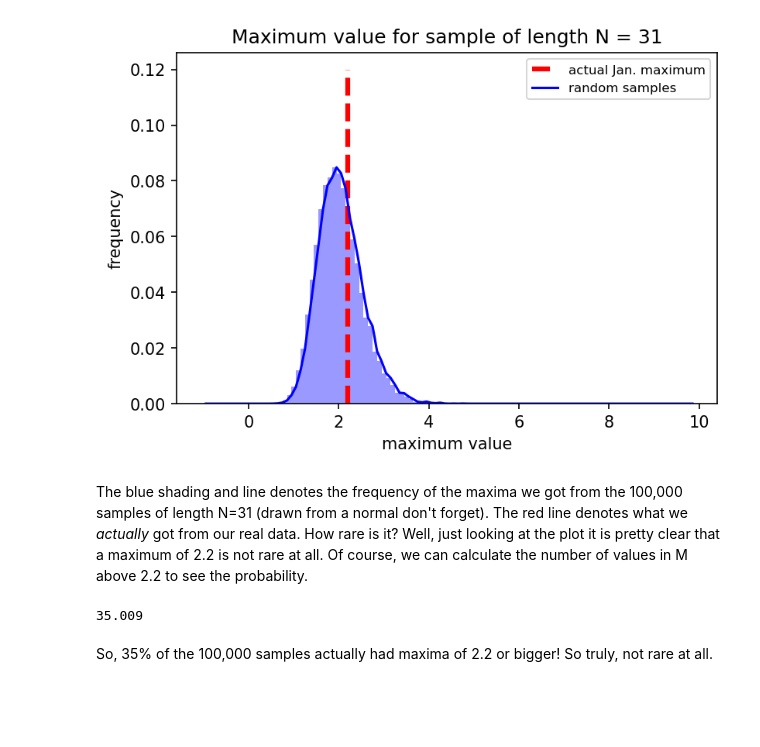
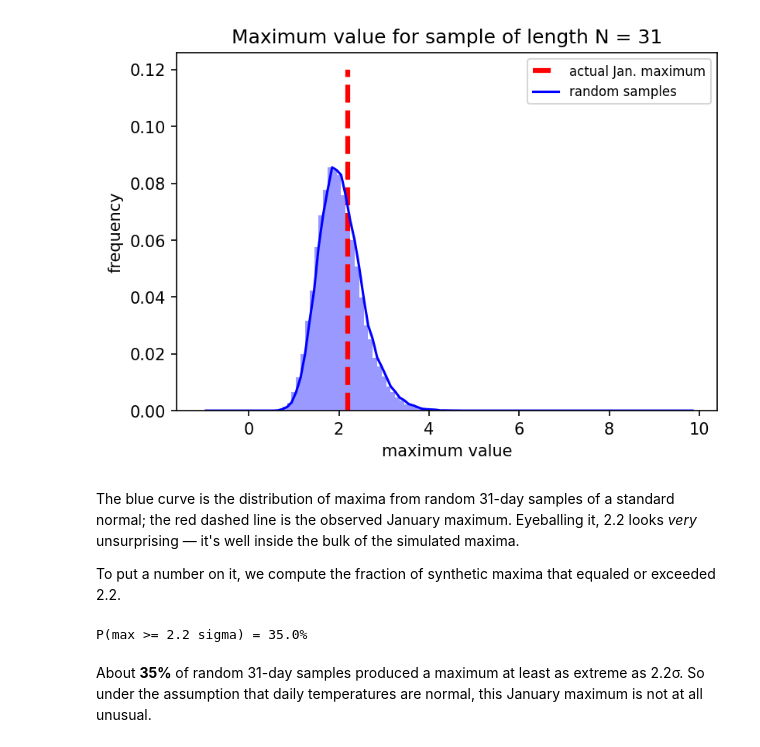
Before and after one commit to eabarnes1010/course_objective_analysis, a Jupyter notebook: code/monte_carlo_example.ipynb, the cells around one changed output. Saved outputs shown, nothing was run; the diff lists cells and outputs as text; code cells hidden in the pictures; blank space fills up the shorter version.

```diff
--- a/code/monte_carlo_example.ipynb
+++ b/code/monte_carlo_example.ipynb
@@ -21,17 +25,10 @@ The first step, of course, is to import our packages.
 # %%
-#.............................................
-# IMPORT STATEMENTS
-#.............................................
+import matplotlib.pyplot as plt
 import numpy as np
-import matplotlib.pyplot as plt
-import scipy.stats as stats
 
-#.............................................
-# PLOTTING COMMANDS
-#.............................................
-import matplotlib as mpl
+# Figure defaults for this notebook.
+plt.rcParams["figure.dpi"] = 150
+plt.rcParams["figure.figsize"] = (6.0, 4.0)
 
-# set figure defaults
-mpl.rcParams['figure.dpi'] = 150
-plt.rcParams['figure.figsize'] = (12.0/2, 8.0/2)
+np.random.seed(33)
 # %% [markdown]
@@ -55,26 +56,37 @@ Ok - so what do we have now? Well, we now have 100,000 maximum values from sampl
 # %%
 plt.figure()
-bin_width = .1
-bin_list = np.arange(-1,10,bin_width)
+bin_width = 0.1
+bin_list = np.arange(-1, 10, bin_width)
 n, bins = np.histogram(M, bins=bin_list, density=False)
-plt.plot([drawn_max, drawn_max],[0, .12],color='red',linewidth=3,linestyle='--', label='actual Jan. maximum')
-plt.bar(bins[0:-1],n/float(len(M)),bin_width, facecolor='blue', alpha=0.4)
-plt.plot(bins[0:-1]+bin_width/2,n/float(len(M)),color='blue', label='random samples')
 
-plt.xlabel('maximum value')
-plt.ylabel('frequency')
-titlename = 'Maximum value for sample of length N = ' + str(sample_length)
-plt.title(titlename)
+plt.plot(
+    [drawn_max, drawn_max],
+    [0, 0.12],
+    color="red",
+    linewidth=3,
+    linestyle="--",
+    label="actual Jan. maximum",
+)
+plt.bar(bins[0:-1], n / float(len(M)), bin_width, facecolor="blue", alpha=0.4)
+plt.plot(
+    bins[0:-1] + bin_width / 2, n / float(len(M)), color="blue", label="random samples"
+)
+
+plt.xlabel("maximum value")
+plt.ylabel("frequency")
+plt.title(f"Maximum value for sample of length N = {sample_length}")
 plt.legend(fontsize=8)
-
 plt.show()
 # %% [output]
-[figure, old version]
+[figure, new version]
-# %% [markdown]
-The blue shading and line denotes the frequency of the maxima we got from the 100,000 samples of length N=31 (drawn from a normal don't forget). The red line denotes what we _actually_ got from our real data. How rare is it? Well, just looking at the plot it is pretty clear that a maximum of 2.2 is not rare at all. Of course, we can calculate the number of values in M above 2.2 to see the probability.
+# %% [markdown]
+The blue curve is the distribution of maxima from random 31-day samples of a standard normal; the red dashed line is the observed January maximum. Eyeballing it, 2.2 looks *very* unsurprising — it's well inside the bulk of the simulated maxima.
+
+To put a number on it, we compute the fraction of synthetic maxima that equaled or exceeded 2.2.
 # %%
-100.*float(sum(M>drawn_max)/np.size(M))
+prob_exceed = 100.0 * float(np.sum(M > drawn_max)) / np.size(M)
+print(f"P(max >= {drawn_max} sigma) = {prob_exceed:.1f}%")
 # %% [output]
-35.009
+P(max >= 2.2 sigma) = 35.0%
-# %% [markdown]
-So, 35% of the 100,000 samples actually had maxima of 2.2 or bigger! So truly, not rare at all.
+# %% [markdown]
+About **35%** of random 31-day samples produced a maximum at least as extreme as 2.2σ. So under the assumption that daily temperatures are normal, this January maximum is not at all unusual.
```
Also changed, not shown: parts of 15 cells of this notebook.
